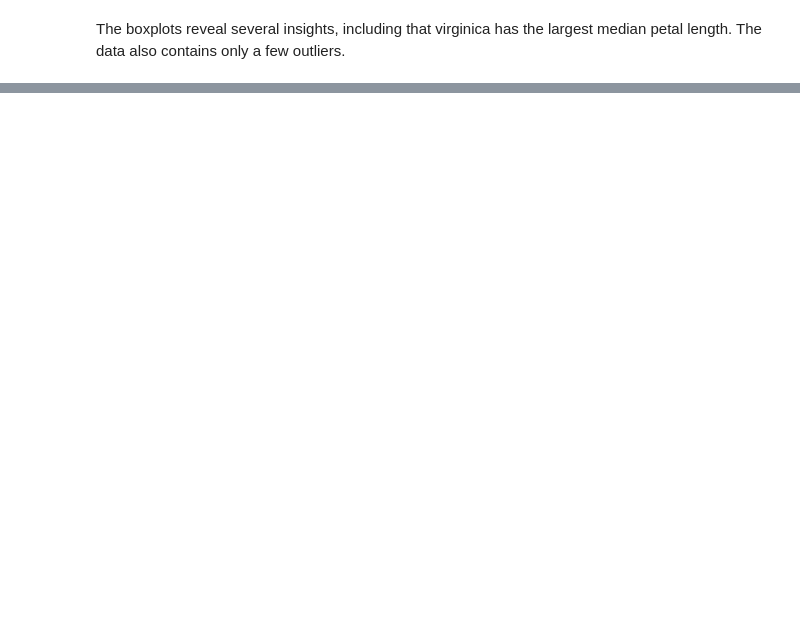
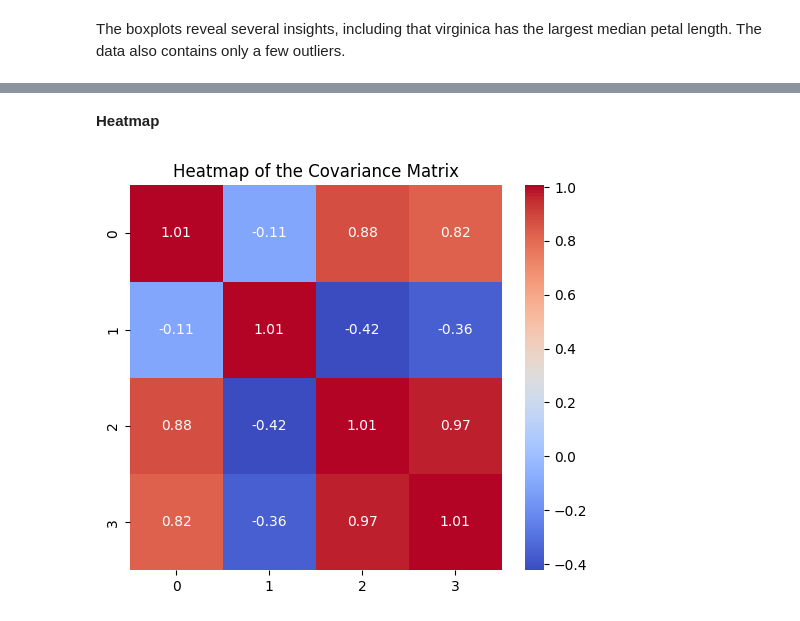
Before and after one commit to faiggafarov/PCA-Eigenvector, a Jupyter notebook: pca_using_eigenvector.ipynb, the cells around one changed output, grey strips where cells are left out. Saved outputs shown, nothing was run; the diff lists cells and outputs as text; code cells hidden in the pictures; blank space fills up the shorter version.

```diff
--- a/pca_using_eigenvector.ipynb
+++ b/pca_using_eigenvector.ipynb
@@ -357,0 +103,2 @@ finalDf.head(5)
+# %%
+X_standardized = StandardScaler().fit_transform(X)
@@ -357,0 +107,7 @@ finalDf.head(5)
+# %%
+# Covariance Matrix
+covariance_matrix = np.cov(X_standardized.T)
+eig_vals, eig_vecs = np.linalg.eig(covariance_matrix)
+print('Eigenvectors \n%s' %covariance_matrix)
+print('Eigenvectors \n%s' %eig_vecs)
+print('Eigenvalues \n%s' %eig_vals)
@@ -357,0 +127,11 @@ finalDf.head(5)
+# %% [markdown]
+**Heatmap**
+# %%
+import seaborn as sns
+
+plt.figure(figsize=(6, 5))
+sns.heatmap(covariance_matrix, annot=True, cmap='coolwarm', fmt=".2f")
+plt.title("Heatmap of the Covariance Matrix")
+plt.show()
+# %% [output]
+[figure, added]
```
Also changed, not shown: parts of 56 cells of this notebook.
